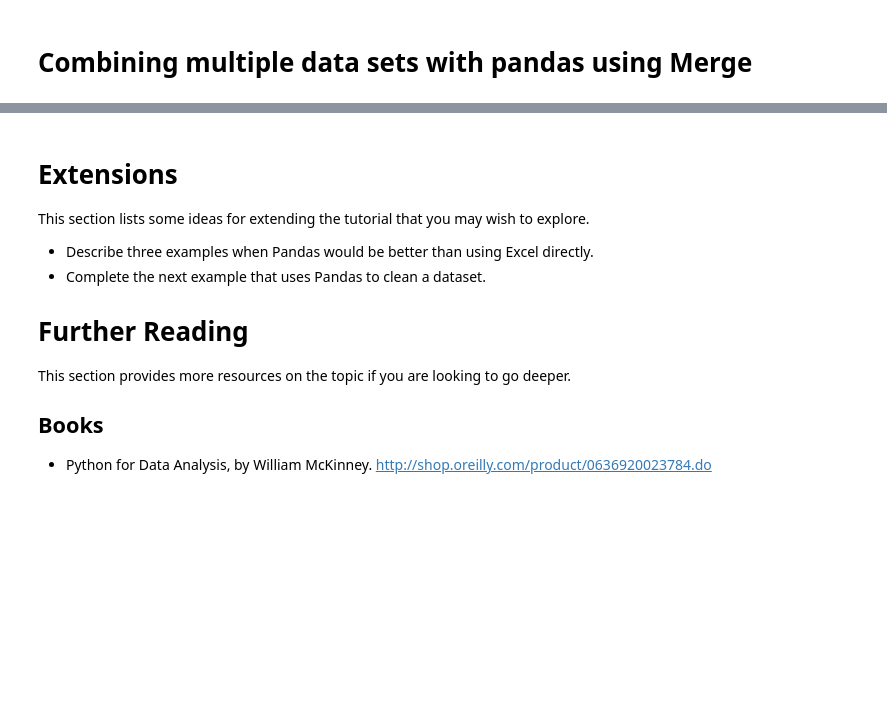
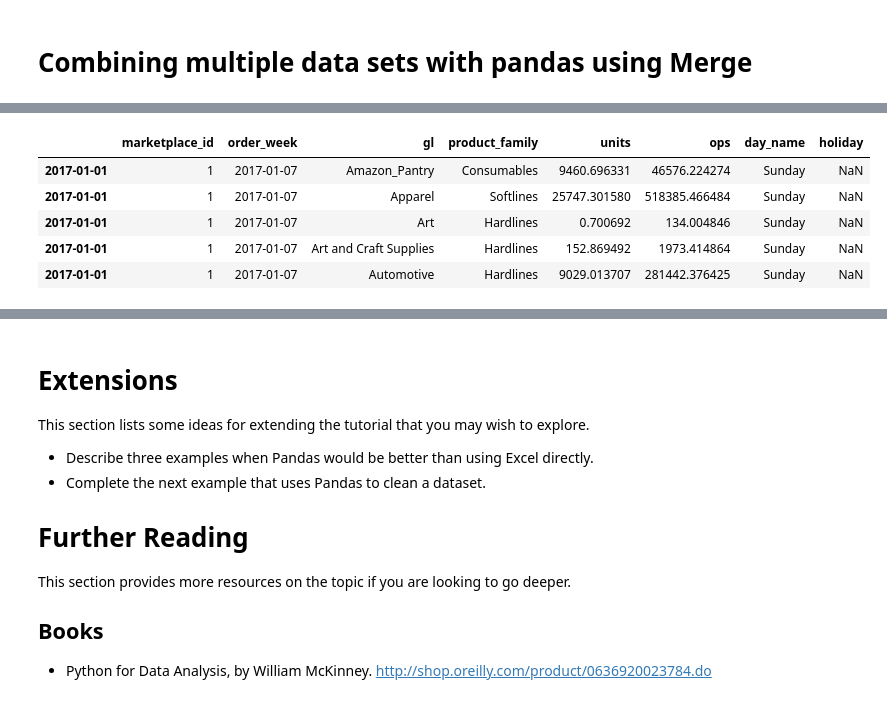
Before and after one commit to kylejones200/bana_4373, a Jupyter notebook: 2 - Data Analytics/3 - Intermediate Data Analysis with Pandas.ipynb, the cells around one changed output, grey strips where cells are left out. Drawn from its saved outputs; the diff is of its cells as text; code cells hidden in the pictures; blank space fills up the shorter version.

```diff
--- a/2 - Data Analytics/3 - Intermediate Data Analysis with Pandas.ipynb
+++ b/2 - Data Analytics/3 - Intermediate Data Analysis with Pandas.ipynb
@@ -303,2 +513,11 @@ sales_data_with_holidays.columns
+# %%
+sales_data_with_holidays.head()
+# %% [output]
+|  | marketplace_id | order_week | gl | product_family | units | ops | day_name | holiday |
+| 2017-01-01 | 1 | 2017-01-07 | Amazon_Pantry | Consumables | 9460.696331 | 46576.224274 | Sunday | NaN |
+| 2017-01-01 | 1 | 2017-01-07 | Apparel | Softlines | 25747.301580 | 518385.466484 | Sunday | NaN |
+| 2017-01-01 | 1 | 2017-01-07 | Art | Hardlines | 0.700692 | 134.004846 | Sunday | NaN |
+| 2017-01-01 | 1 | 2017-01-07 | Art and Craft Supplies | Hardlines | 152.869492 | 1973.414864 | Sunday | NaN |
+| 2017-01-01 | 1 | 2017-01-07 | Automotive | Hardlines | 9029.013707 | 281442.376425 | Sunday | NaN |
 # %%
 sales_data_with_holidays[~sales_data_with_holidays['holiday'].isnull()].head()
```
Also changed, not shown: parts of 24 cells of this notebook, 3 other files.
